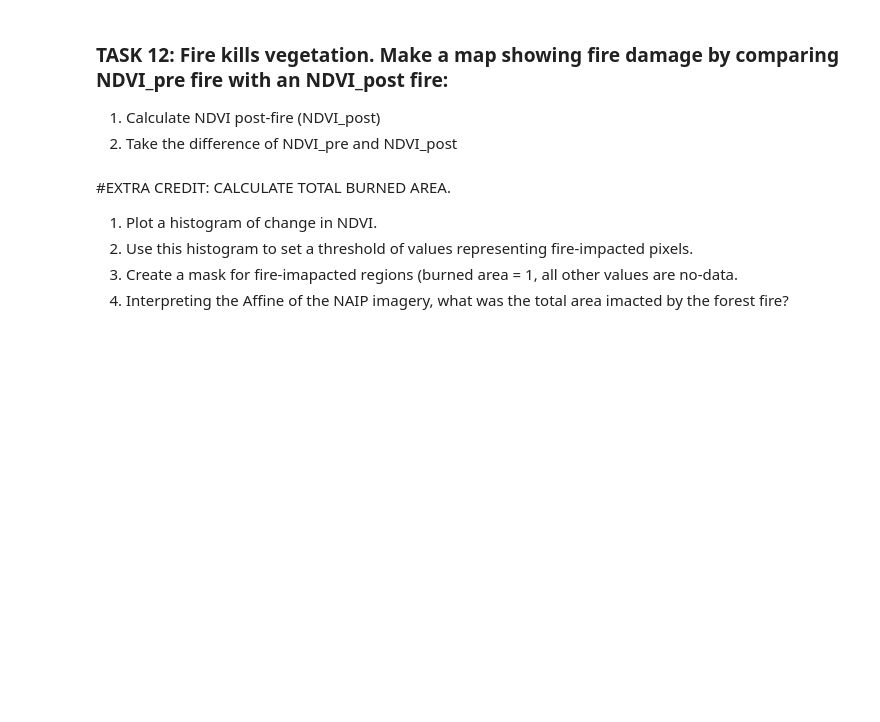
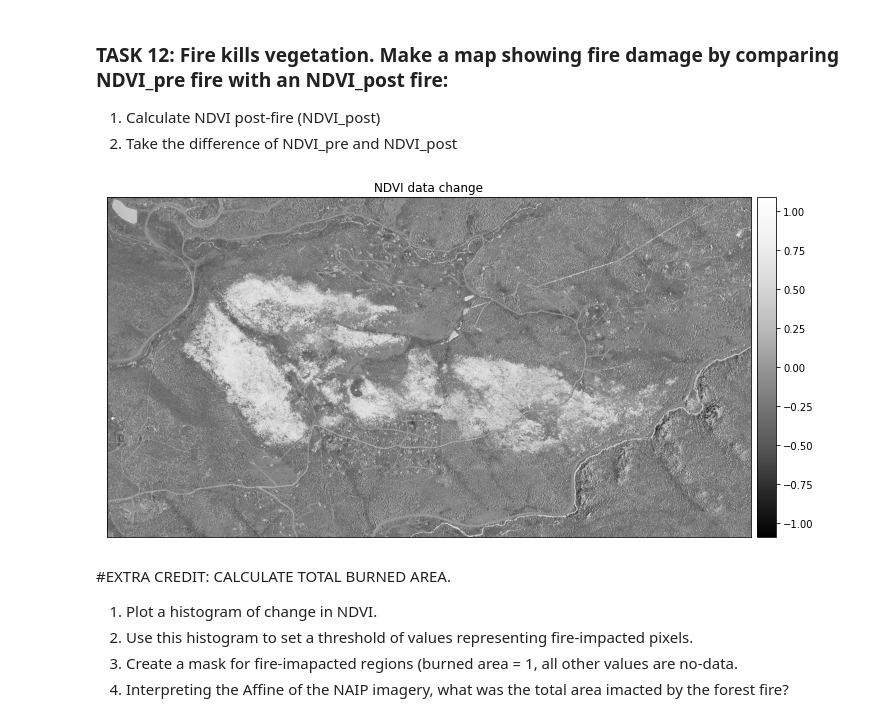
Before and after one commit to meperra/EnvDatSci22, a Jupyter notebook: CodeSprints/RasterData101.ipynb, the cells around one changed output. Drawn from its saved outputs; the diff is of its cells as text; code cells hidden in the pictures; blank space fills up the shorter version.

```diff
--- a/CodeSprints/RasterData101.ipynb
+++ b/CodeSprints/RasterData101.ipynb
@@ -609,8 +640,18 @@ naip_post_fire_path = os.path.join("earthpy-downloads",
 2. Take the difference of NDVI_pre and NDVI_post
 # %%
 # Task 11: create NDVI_post
+red_post_fire=naip_post_fire[0]
+NIR_post_fire=naip_post_fire[3]
 
+NDVI_post= (NIR_post_fire - red_post_fire)/(NIR_post_fire + red_post_fire)
+
+NDVI_change= NDVI_pre- NDVI_post
 # Task 11: map change in NDVI
+ep.plot_bands(NDVI_change,
+            title="NDVI data change")
+plt.show()
+# %% [output]
+[figure, added]
 # %% [markdown]
 #EXTRA CREDIT: CALCULATE TOTAL BURNED AREA.
 1. Plot a histogram of change in NDVI.
```
Also changed, not shown: parts of 17 cells of this notebook.
